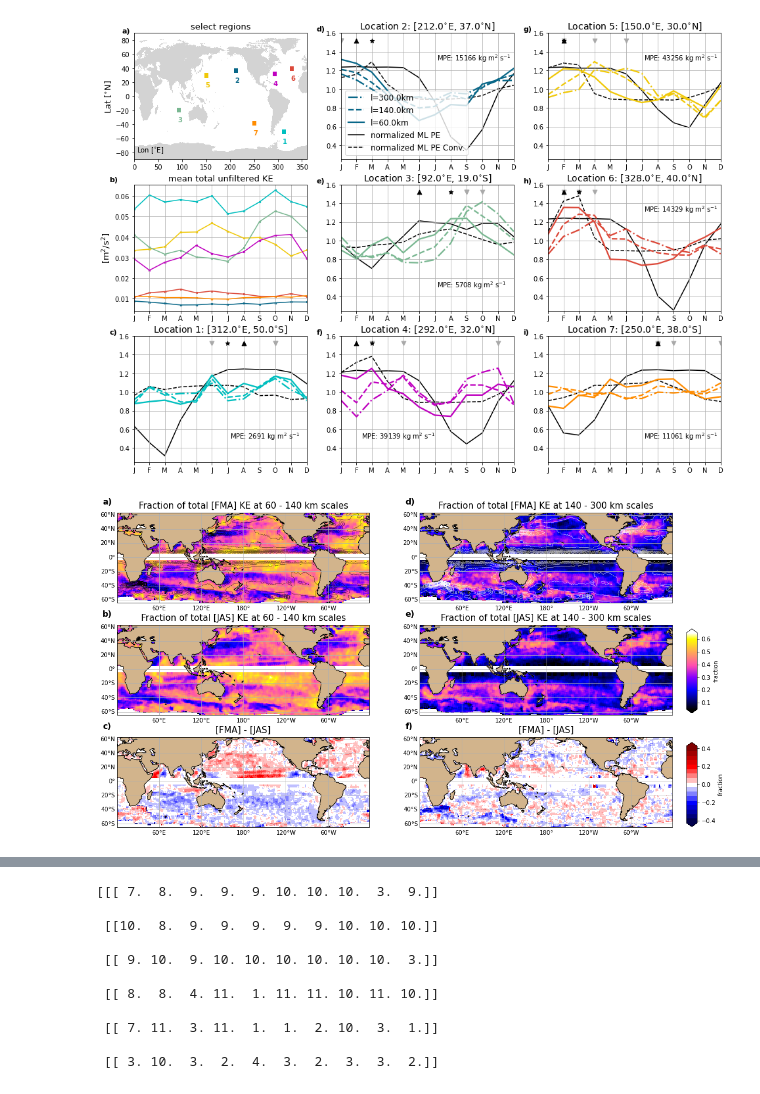
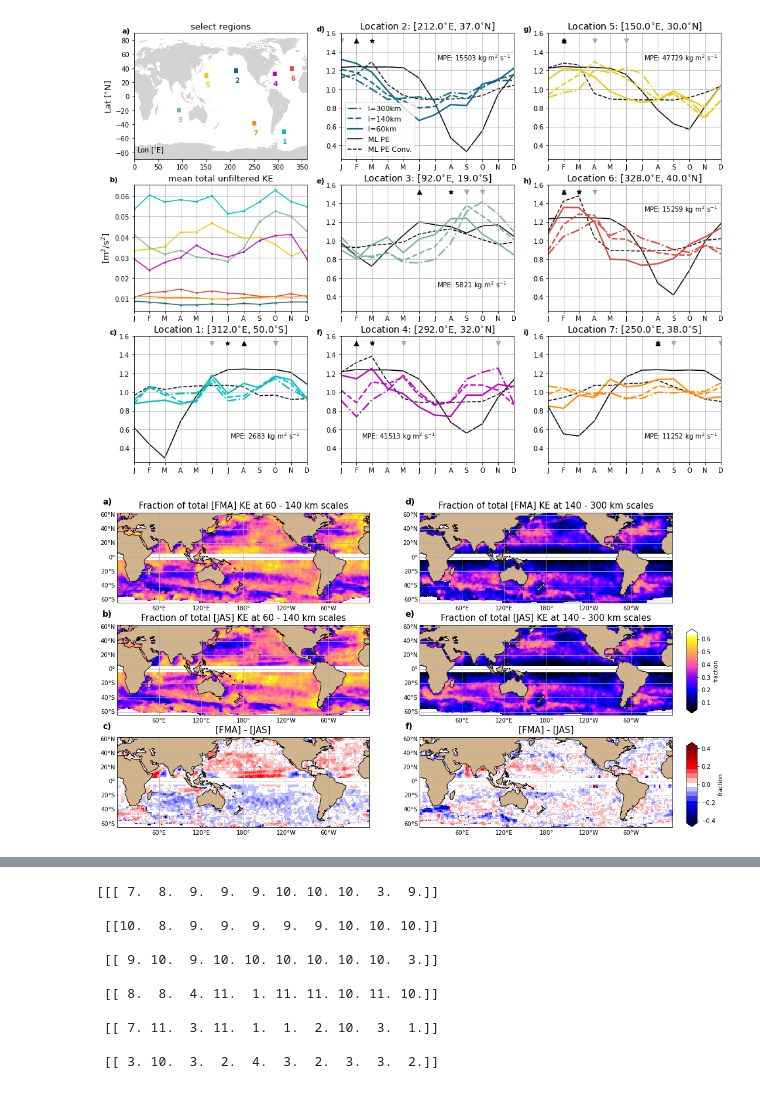
Before and after one commit to jakesteinberg/CPT, a Jupyter notebook: global_along_track_synthesis.ipynb, the cells around one changed output, grey strips where cells are left out. Saved outputs shown, nothing was run; the diff lists cells and outputs as text; code cells hidden in the pictures.

```diff
--- a/global_along_track_synthesis.ipynb
+++ b/global_along_track_synthesis.ipynb
@@ -32,7 +32,7 @@ coarsening_factors = j2_filtered.filter_fac.filter_fac.data
 s_i = j2_filtered['month_bins'].data
 # %%
 # load climatology
-f_argo_pe = '/Users/jakesteinberg/Documents/CPT/Argo/Argo_PE_APEConversion3.nc'
+f_argo_pe = '/Users/jakesteinberg/Documents/CPT/Argo/Argo_PE_APEConversion4.nc'
 argo_pe = xr.open_dataset(f_argo_pe)
 pe_lon = argo_pe.lon.longitude.data
 pe_lat = argo_pe.lat.latitude.data
@@ -111,21 +111,21 @@ axi=[[0,1], [0,2], [1,1], [1,2], [2,0], [2,1], [2,2]]
 for i in range(7):
     ax[axi[i][0], axi[i][1]].plot(frac_year, np.nanmean(eke[:, in_lon[i]][:, :, in_lat[i]][:,:,:,to_show[0]], axis=tuple(range(1, 3)))/\
                                   np.nanmean(eke[:, in_lon[i]][:, :, in_lat[i]][:,:,:,to_show[0]]), \
-                 color=colors[i], label='l=' + str(coarsening_factors[to_show[0]]*hor_grid_spacing) + 'km', linestyle='-.', linewidth=2.25,zorder=2)
+                 color=colors[i], label='l=' + str(np.int(coarsening_factors[to_show[0]]*hor_grid_spacing)) + 'km', linestyle='-.', linewidth=2.25,zorder=2)
     ax[axi[i][0], axi[i][1]].plot(frac_year, np.nanmean(eke[:, in_lon[i]][:, :, in_lat[i]][:,:,:,to_show[1]], axis=tuple(range(1, 3)))/\
                                   np.nanmean(eke[:, in_lon[i]][:, :, in_lat[i]][:,:,:,to_show[1]]), \
-                 color=colors[i], label='l=' + str(coarsening_factors[to_show[1]]*hor_grid_spacing) + 'km', linestyle='--', linewidth=2.25,zorder=2)
+                 color=colors[i], label='l=' + str(np.int(coarsening_factors[to_show[1]]*hor_grid_spacing)) + 'km', linestyle='--', linewidth=2.25,zorder=2)
     ax[axi[i][0], axi[i][1]].plot(frac_year, np.nanmean(eke[:, in_lon[i]][:, :, in_lat[i]][:,:,:,to_show[2]], axis=tuple(range(1, 3)))/\
                                   np.nanmean(eke[:, in_lon[i]][:, :, in_lat[i]][:,:,:,to_show[2]]), \
-                 color=colors[i], label='l=' + str(coarsening_factors[to_show[2]]*hor_grid_spacing) + 'km', linewidth=2.25,zorder=2)
+                 color=colors[i], label='l=' + str(np.int(coarsening_factors[to_show[2]]*hor_grid_spacing)) + 'km', linewidth=2.25,zorder=2)
     # PE
     ax[axi[i][0], axi[i][1]].plot(frac_year, -0.25*(np.nanmean(pe[:,in_lat_pe[i]][:,:,in_lon_pe[i]], axis=tuple(range(1, 3))) - np.nanmean(pe[:,in_lat_pe[i], in_lon_pe[i]])) \
-                                  /np.nanmean(pe[:,in_lat_pe[i], in_lon_pe[i]]) + 1, color='k',zorder=1, label='normalized ML PE')
+                                  /np.nanmean(pe[:,in_lat_pe[i], in_lon_pe[i]]) + 1, color='k',zorder=1, label='ML PE')
     # ax[axi[i][0], axi[i][1]].scatter(frac_year, -0.3*(np.nanmean(pe[:,in_lat_pe[i]][:,:,in_lon_pe[i]], axis=tuple(range(1, 3))) - np.nanmean(pe[:,in_lat_pe[i], in_lon_pe[i]])) \
     #                               /np.nanmean(pe[:,in_lat_pe[i], in_lon_pe[i]]) + 1, color='k',s=6,zorder=1)
     # PE Conversion
     ax[axi[i][0], axi[i][1]].plot(frac_year, 0.12*(np.nanmean(pe_rate[:,in_lat_pe[i]][:,:,in_lon_pe[i]], axis=tuple(range(1, 3))) - np.nanmean(pe_rate[:,in_lat_pe[i], in_lon_pe[i]])) \
-                                  /np.nanmean(pe_rate[:,in_lat_pe[i], in_lon_pe[i]]) + 1, color='k',zorder=1, label='normalized ML PE Conv.', linestyle='--')
+                                  /np.nanmean(pe_rate[:,in_lat_pe[i], in_lon_pe[i]]) + 1, color='k',zorder=1, label='ML PE Conv.', linestyle='--')
     # ax[axi[i][0], axi[i][1]].scatter(frac_year, 0.02*(np.nanmean(pe_rate[:,in_lat_pe[i]][:,:,in_lon_pe[i]], axis=tuple(range(1, 3))) - np.nanmean(pe_rate[:,in_lat_pe[i], in_lon_pe[i]])) \
     #                               /np.nanmean(pe_rate[:,in_lat_pe[i], in_lon_pe[i]]) + 0.4, color='k',s=6,zorder=1)
 
@@ -181,7 +181,7 @@ ax[2,1].set_title('Location 4: [' + str(np.round(np.nanmean(lon_bin_c[in_lon[5]]
 ax[2,2].set_title('Location 7: [' + str(np.round(np.nanmean(lon_bin_c[in_lon[6]]),2)) + '$^{\circ}$E, ' + \
                   str(np.abs(np.round(np.nanmean(lat_bin_c[in_lat[6]]),2))) + '$^{\circ}$S]', fontsize=14)
 handles, labels = ax[0,1].get_legend_handles_labels()
-ax[0,1].legend(handles, labels, fontsize=12)
+ax[0,1].legend(handles, labels, fontsize=11)
 ax[0,0].text(-25, 90, 'a)', fontweight='bold', fontsize=11)
 ax[0,1].text(-0.09, 1.62, 'd)', fontweight='bold', fontsize=11)
 ax[0,2].text(-0.09, 1.62, 'g)', fontweight='bold', fontsize=11)
@@ -194,9 +194,9 @@ ax[2,2].text(-0.09, 1.62, 'i)', fontweight='bold', fontsize=11)
 ax[0,0].grid()
 ax[1,0].grid()
 plt.show()
-f.savefig('/Users/jakesteinberg/Desktop/cpt_manuscript_figures/r2/j2_eke_by_month.jpg', dpi=500)
+f.savefig('/Users/jakesteinberg/Desktop/cpt_manuscript_figures/r2/j2_eke_by_month.jpg', dpi=400)
 # %% [output]
-[figure, old version]
+[figure, new version]
 # %%
 # load and grid deformation radius
 c98 = xr.open_dataset('/Users/jakesteinberg/Documents/CPT/altimetry/global_deformation_radius_chelton_1998.nc')
@@ -327,9 +327,9 @@ f, ax = plt.subplots(3,2,figsize=(17,10), subplot_kw={'projection':ccrs.PlateCar
 axpmf = mfwin_xr.isel(longitude=lon_xr, latitude=lat_xr).plot(ax=ax[0,0],transform=ccrs.PlateCarree(), \
                                                              vmin=lev2[0], vmax=lev2[-1], \
                                                              cmap=tcmap2, zorder=0, add_colorbar=False)
-ax[0,0].contour(lon_bin_c,lat_bin_c,np.transpose(mean_raw_mask),transform=ccrs.PlateCarree(), \
-                                                        levels=np.arange(0.01,1,0.04), \
-                                                        linewidths=0.4,colors='k',zorder=1)
+# ax[0,0].contour(lon_bin_c,lat_bin_c,np.transpose(mean_raw_mask),transform=ccrs.PlateCarree(), \
+#                                                         levels=np.arange(0.01,1,0.04), \
+#                                                         linewidths=0.4,colors='k',zorder=1)
 ax[0,0].set_title(r"Fraction of total [FMA] KE at " + \
                 str(np.int(np.nanmin(coarsening_factors[meso_band0_i+1])*hor_grid_spacing)) + ' - ' + \
                 str(np.int(np.nanmax(coarsening_factors[meso_band0_i])*hor_grid_spacing)) + " km scales", fontsize=15)
@@ -349,9 +349,9 @@ ax[2,0].set_title(r"[FMA] - [JAS]", fontsize=15)
 mfwin1_xr.isel(longitude=lon_xr, latitude=lat_xr).plot(ax=ax[0,1],transform=ccrs.PlateCarree(), \
                                                       vmin=lev2[0], vmax=lev2[-1], \
                                                       cmap=tcmap2, zorder=0, add_colorbar=False)
-ax[0,1].contour(lon_bin_c,lat_bin_c,np.transpose(mean_raw_mask),transform=ccrs.PlateCarree(), \
-                                                        levels=np.arange(0.01,1,0.04), \
-                                                        linewidths=0.5,colors='w',zorder=1)
+# ax[0,1].contour(lon_bin_c,lat_bin_c,np.transpose(mean_raw_mask),transform=ccrs.PlateCarree(), \
+#                                                         levels=np.arange(0.01,1,0.04), \
+#                                                         linewidths=0.5,colors='w',zorder=1)
 ax[0,1].set_title(r"Fraction of total [FMA] KE at " + \
                 str(np.int(np.nanmin(coarsening_factors[meso_band1_i+1])*hor_grid_spacing)) + ' - ' + \
                 str(np.int(np.nanmax(coarsening_factors[meso_band1_i])*hor_grid_spacing)) + " km scales", fontsize=15)
@@ -364,33 +364,33 @@ ax[1,1].set_title(r"Fraction of total [JAS] KE at " + \
                 str(np.int(np.nanmax(coarsening_factors[meso_band1_i])*hor_grid_spacing)) + " km scales", fontsize=15)
 
 axpmfd = mfwinsum1_xr.isel(longitude=lon_xr, latitude=lat_xr).plot(ax=ax[2,1],transform=ccrs.PlateCarree(), \
                                                       vmin=-0.425, vmax=0.425, \
                                                       cmap=plt.get_cmap('seismic',17), zorder=0, add_colorbar=False)
 ax[2,1].set_title(r"[FMA] - [JAS]", fontsize=15)
 
 for axi in ax.flatten():
     axi.add_feature(cartopy.feature.LAND, color='#D2B48C',zorder=1)
     axi.coastlines()
     axi.set_extent([np.nanmin(lon_bin_c[lon_xr]), np.nanmax(lon_bin_c[lon_xr]), np.nanmin(lat_bin_c[lat_xr]), np.nanmax(lat_bin_c[lat_xr])], crs=ccrs.PlateCarree())
     gl = axi.gridlines(draw_labels=True)
     gl.xlabels_top = False
     gl.ylabels_right = False
 
 cbpos = [0.92, 0.4, 0.015, 0.2]
 cax = f.add_axes(cbpos)
 cb = f.colorbar(axpmf, cax=cax, orientation='vertical', extend='both', label='fraction')
 cbpos = [0.92, 0.13, 0.015, 0.2]
 cax = f.add_axes(cbpos)
 cb = f.colorbar(axpmfd, cax=cax, orientation='vertical', extend='both', label='fraction')
 ax[0,0].text(-200, 75, 'a)', fontweight='bold', fontsize=14)
 ax[1,0].text(-200, 75, 'b)', fontweight='bold', fontsize=14)
 ax[2,0].text(-200, 75, 'c)', fontweight='bold', fontsize=14)
 ax[0,1].text(-200, 75, 'd)', fontweight='bold', fontsize=14)
 ax[1,1].text(-200, 75, 'e)', fontweight='bold', fontsize=14)
 ax[2,1].text(-200, 75, 'f)', fontweight='bold', fontsize=14)
 plt.show()
 f.savefig('/Users/jakesteinberg/Desktop/cpt_manuscript_figures/r2/j2_along_track_gridding_seasonal_percent_ke.jpg', dpi=550)
 # %% [output]
-[figure, old version]
+[figure, new version]
 # %%
 # ARGO MLD/APE
```
Also changed, not shown: parts of 13 cells of this notebook, 1 other file.
